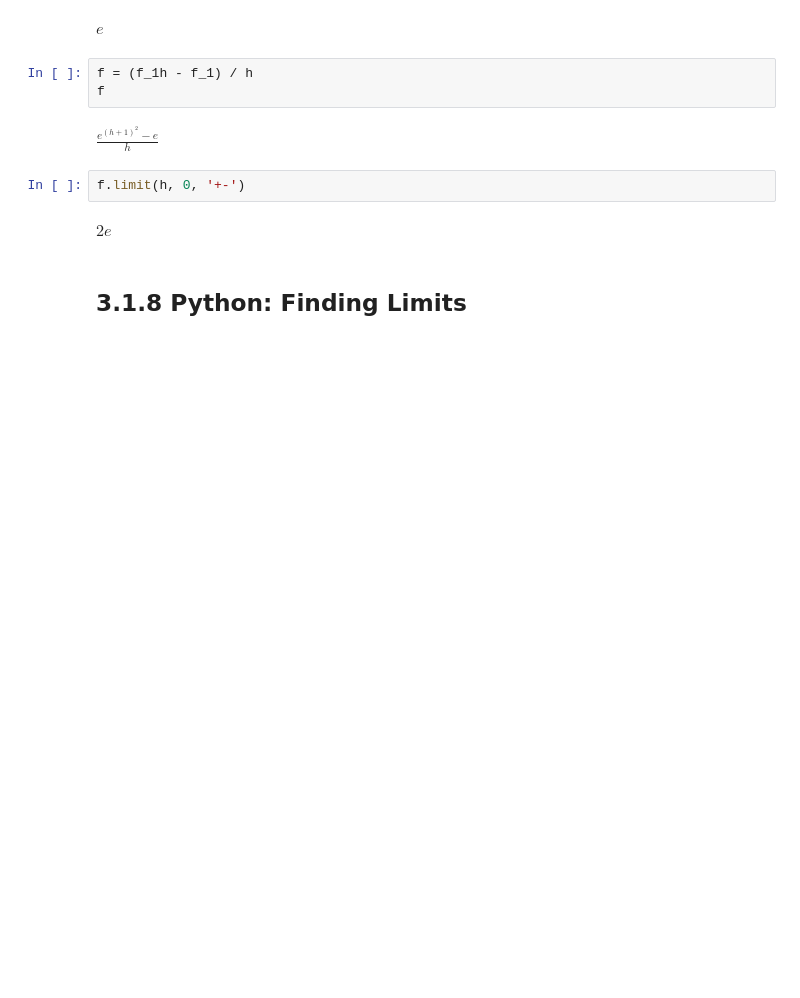
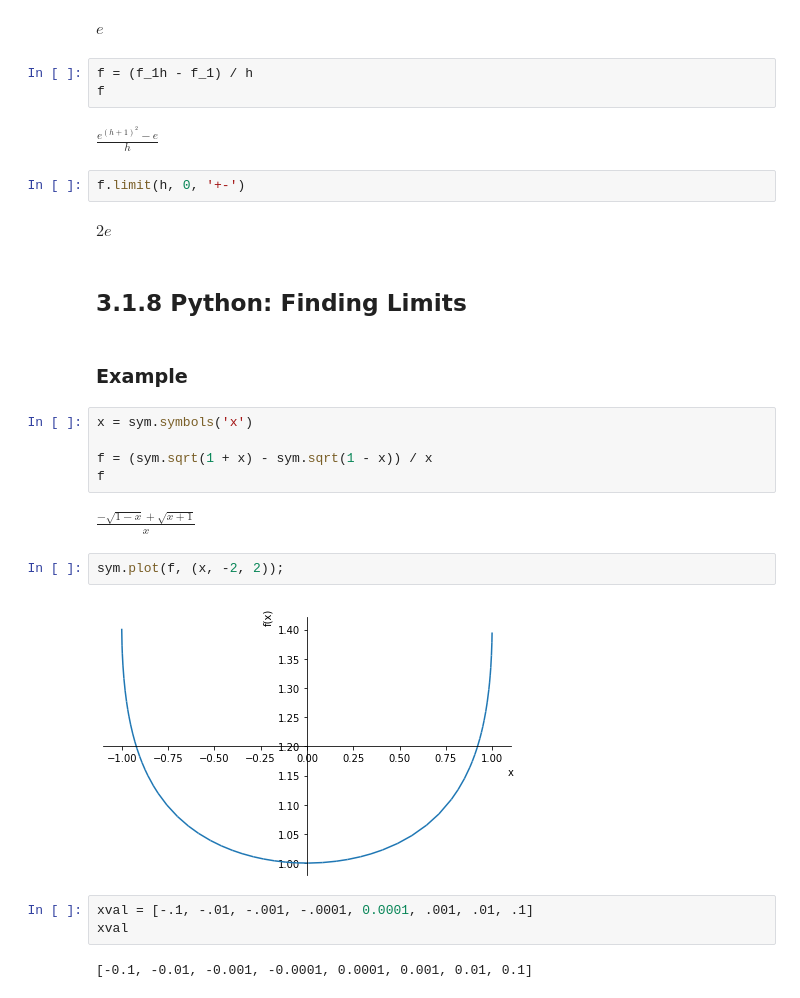
Before and after one commit to PaulToronto/Johns-Hopkins-Coursera-Applied-Calculus-With-Python, a Jupyter notebook: 3_1_Limits_and_Rates_of_Change.ipynb, the cells around one changed output. Drawn from its saved outputs; the diff is of its cells as text; blank space fills up the shorter version.

```diff
--- a/3_1_Limits_and_Rates_of_Change.ipynb
+++ b/3_1_Limits_and_Rates_of_Change.ipynb
@@ -834,3 +834,21 @@ f.limit(h, 0, '+-')
 $\displaystyle 2 e$
 # %% [markdown]
 ## 3.1.8 Python: Finding Limits
+# %% [markdown]
+### Example
+# %%
+x = sym.symbols('x')
+
+f = (sym.sqrt(1 + x) - sym.sqrt(1 - x)) / x
+f
+# %% [output]
+$\displaystyle \frac{- \sqrt{1 - x} + \sqrt{x + 1}}{x}$
+# %%
+sym.plot(f, (x, -2, 2));
+# %% [output]
+[figure, added]
+# %%
+xval = [-.1, -.01, -.001, -.0001, 0.0001, .001, .01, .1]
+xval
+# %% [output]
+[-0.1, -0.01, -0.001, -0.0001, 0.0001, 0.001, 0.01, 0.1]
```
Also changed, not shown: parts of 14 cells of this notebook.
